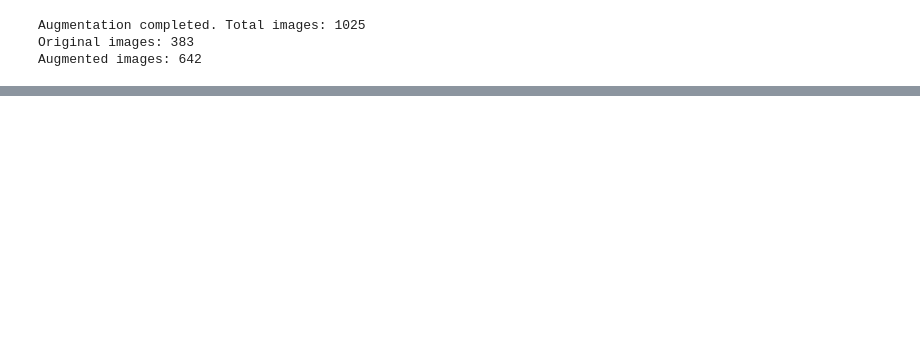
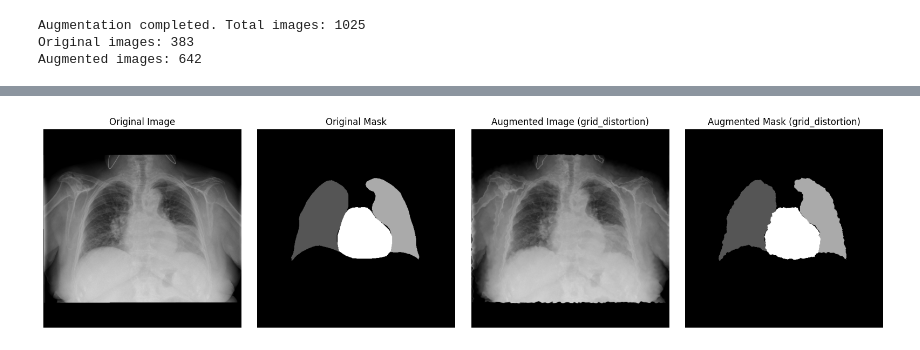
Before and after one commit to meyupy/teknofest25-syz, a Jupyter notebook: cto calculation/data_augmentation.ipynb, the cells around one changed output, grey strips where cells are left out. Saved outputs shown, nothing was run; the diff lists cells and outputs as text; code cells hidden in the pictures; blank space fills up the shorter version.

```diff
--- a/cto calculation/data_augmentation.ipynb
+++ b/cto calculation/data_augmentation.ipynb
@@ -384,0 +896,4 @@ Augmented images: 642
+# %%
+data_augmenter_traditional.visualize_augmentation(technique='grid_distortion', num_samples=1, distortion_type='elastic', grid_size_range=(8,16), distortion_strength_range=(0.05, 0.10), smoothness_factor=2.5)
+# %% [output]
+[figure, added]
```
Also changed, not shown: parts of 23 cells of this notebook, 5 other files.
